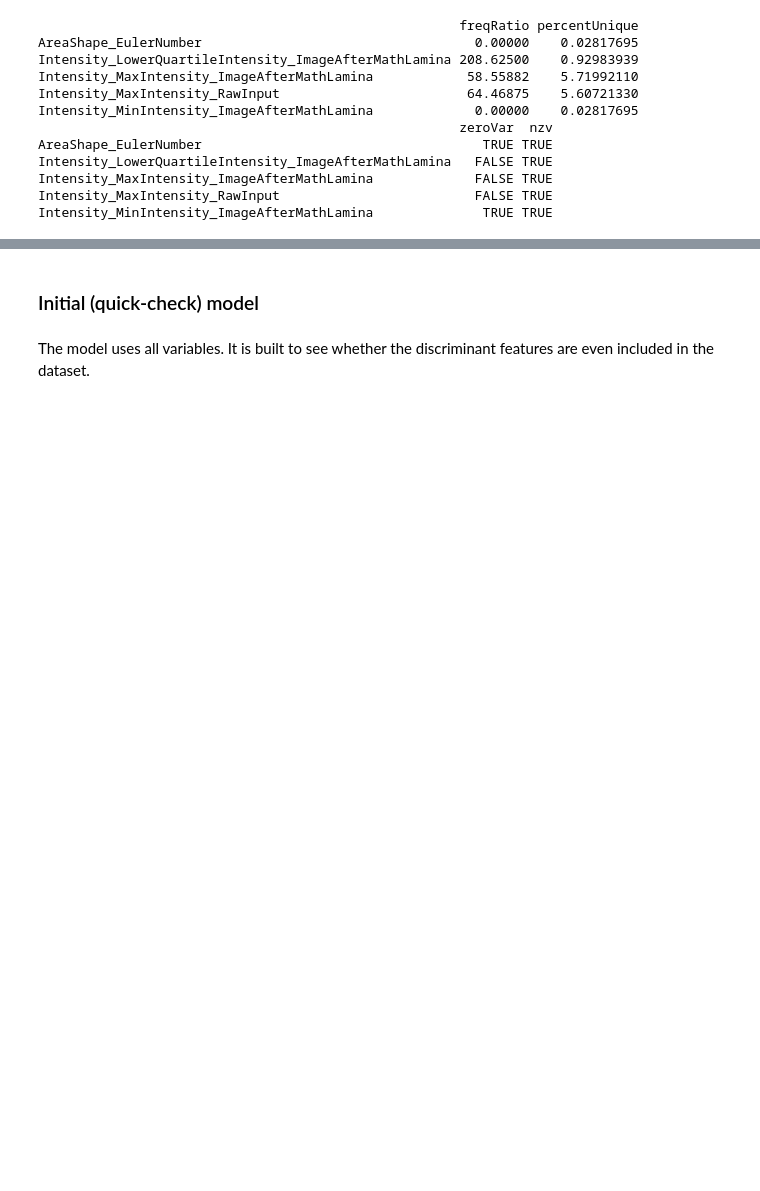
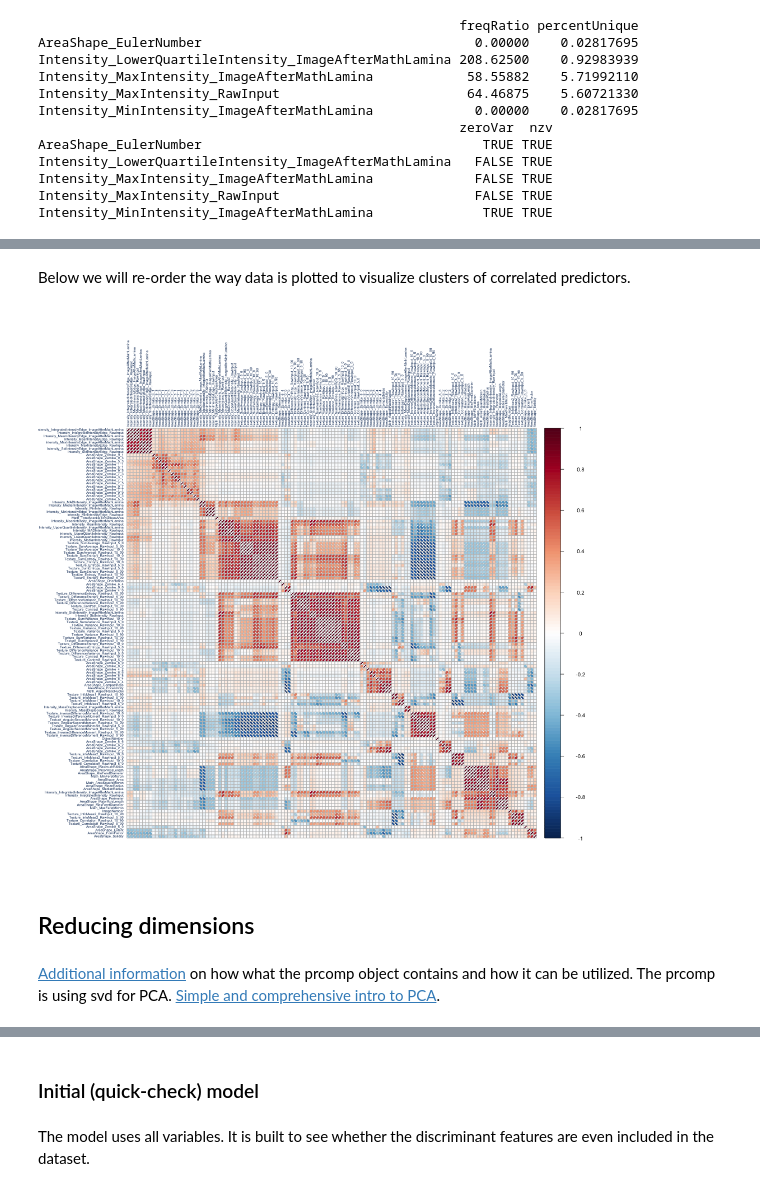
Before and after one commit to emmaggie/HumanNucleiLamin, a Jupyter notebook: Code/Human_Nuclei.ipynb, the cells around one changed output, grey strips where cells are left out. Saved outputs shown, nothing was run; the diff lists cells and outputs as text; code cells hidden in the pictures; blank space fills up the shorter version.

```diff
--- a/Code/Human_Nuclei.ipynb
+++ b/Code/Human_Nuclei.ipynb
@@ -1316,0 +1503,23 @@ Error in if (min(corr) < -1 - .Machine$double.eps || max(corr) > 1 + .Machine$do
+# %% [markdown]
+Below we will re-order the way data is plotted to visualize clusters of correlated predictors.
+# %%
+%%R -w 1000 -h 1000 -u px
+
+corr.all=cor(df_n_num_nzv_no_meta_trans_noNA)
+col2 <- colorRampPalette(rev(c("#67001F", "#B2182B", "#D6604D", "#F4A582", "#FDDBC7", "#FFFFFF",
+                               "#D1E5F0", "#92C5DE", "#4393C3", "#2166AC", "#053061")))
+
+
+#corr.all
+#png('../Plots/TPX2_rcorr_plot.png',width=2000, height=2000)
+#par(cex=0.8)
+corrplot(corr.all, method='ellipse',col=col2(dim(df_n_num_nzv_no_meta_trans_noNA)[2]),tl.col="#053061",
+         tl.cex=0.5, order="hclust")
+#dev.off()
+#corrplot(corr.all, method='ellipse',col=col2(dim(df_cont.cp)[2]),tl.col="#053061",tl.cex=0.5)
+# %% [output]
+[figure, added]
+# %% [markdown]
+## Reducing dimensions
+# %% [markdown]
+[Additional information](http://www.sthda.com/english/wiki/principal-component-analysis-in-r-prcomp-vs-princomp-r-software-and-data-mining#packages-in-r-for-principal-component-analysis) on how what the prcomp object contains and how it can be utilized. The prcomp is using svd for PCA. [Simple and comprehensive intro to PCA](http://www.cs.otago.ac.nz/cosc453/student_tutorials/principal_components.pdf).
```
Also changed, not shown: parts of 207 cells of this notebook.
